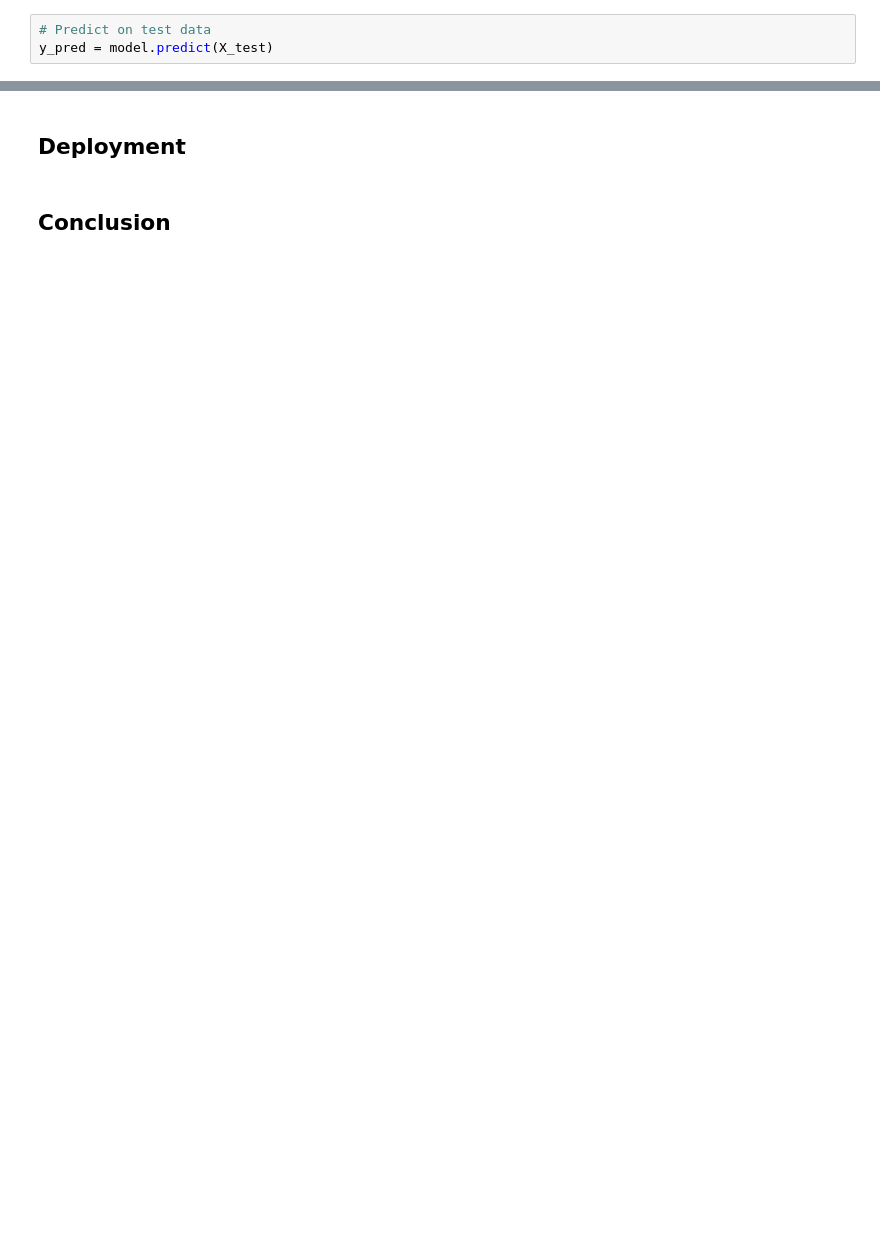
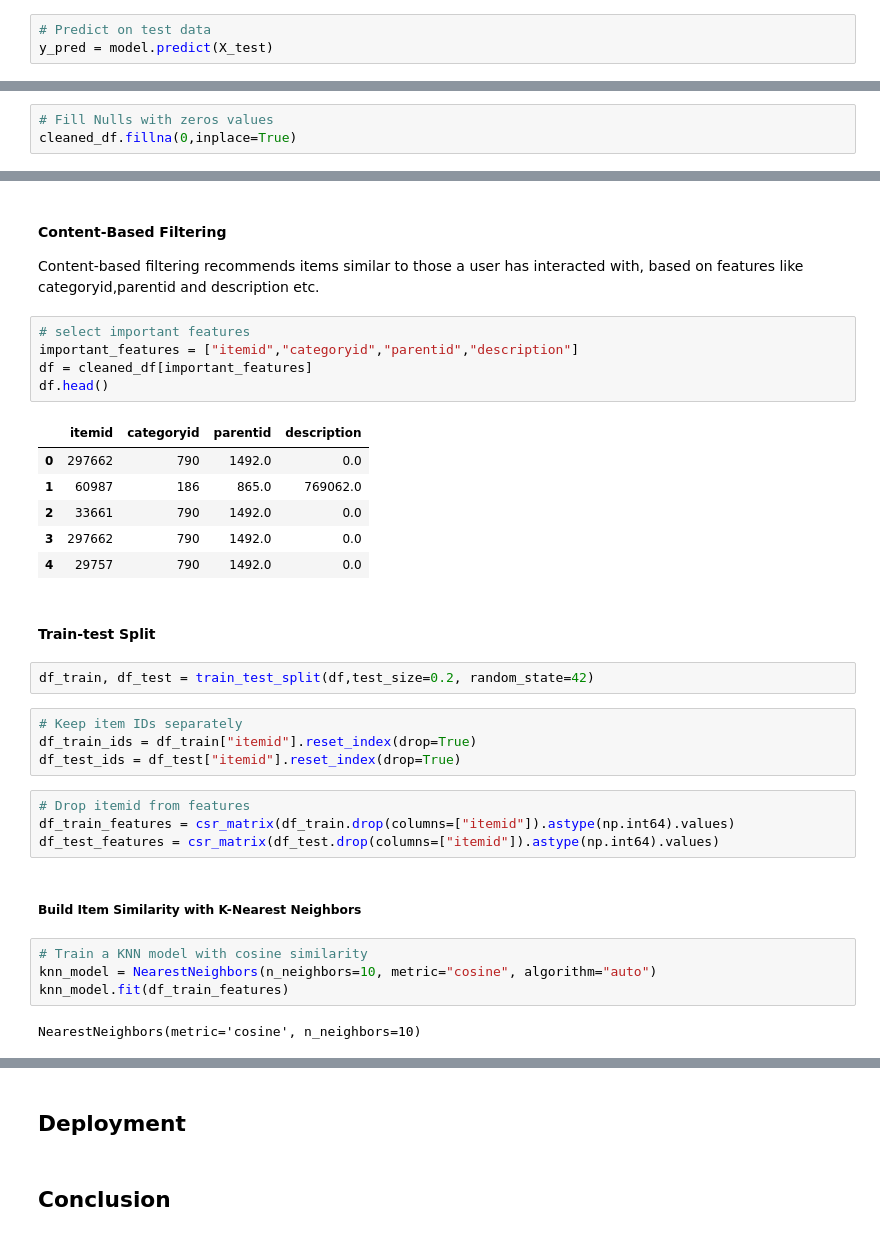
Before and after one commit to adubrightkwartengsnr/Recommendation-System-For-E-commerce, a Jupyter notebook: notebooks/recommendation_system.ipynb, the cells around one changed output, grey strips where cells are left out. Cells and saved outputs as stored; diff of their text form; blank space fills up the shorter version.

Commit message:
build the recommendation model

```diff
--- a/notebooks/recommendation_system.ipynb
+++ b/notebooks/recommendation_system.ipynb
@@ -1566,0 +1685,3 @@ print("Model Accuracy:", accuracy_score(y_test,y_pred))
+# %%
+# Fill Nulls with zeros values
+cleaned_df.fillna(0,inplace=True)
@@ -1566,0 +1707,35 @@ print("Model Accuracy:", accuracy_score(y_test,y_pred))
+# %% [markdown]
+#### Content-Based Filtering
+Content-based filtering recommends items similar to those a user has interacted with, based on features like categoryid,parentid and description etc.
+# %%
+# select important features
+important_features = ["itemid","categoryid","parentid","description"]
+df = cleaned_df[important_features]
+df.head()
+# %% [output]
+|  | itemid | categoryid | parentid | description |
+| 0 | 297662 | 790 | 1492.0 | 0.0 |
+| 1 | 60987 | 186 | 865.0 | 769062.0 |
+| 2 | 33661 | 790 | 1492.0 | 0.0 |
+| 3 | 297662 | 790 | 1492.0 | 0.0 |
+| 4 | 29757 | 790 | 1492.0 | 0.0 |
+# %% [markdown]
+#### Train-test Split
+# %%
+df_train, df_test = train_test_split(df,test_size=0.2, random_state=42)
+# %%
+# Keep item IDs separately
+df_train_ids = df_train["itemid"].reset_index(drop=True)
+df_test_ids = df_test["itemid"].reset_index(drop=True)
+# %%
+# Drop itemid from features
+df_train_features = csr_matrix(df_train.drop(columns=["itemid"]).astype(np.int64).values)
+df_test_features = csr_matrix(df_test.drop(columns=["itemid"]).astype(np.int64).values)
+# %% [markdown]
+##### Build Item Similarity with K-Nearest Neighbors
+# %%
+# Train a KNN model with cosine similarity
+knn_model = NearestNeighbors(n_neighbors=10, metric="cosine", algorithm="auto")
+knn_model.fit(df_train_features)
+# %% [output]
+NearestNeighbors(metric='cosine', n_neighbors=10)
```
Also changed, not shown: parts of 43 cells of this notebook.
